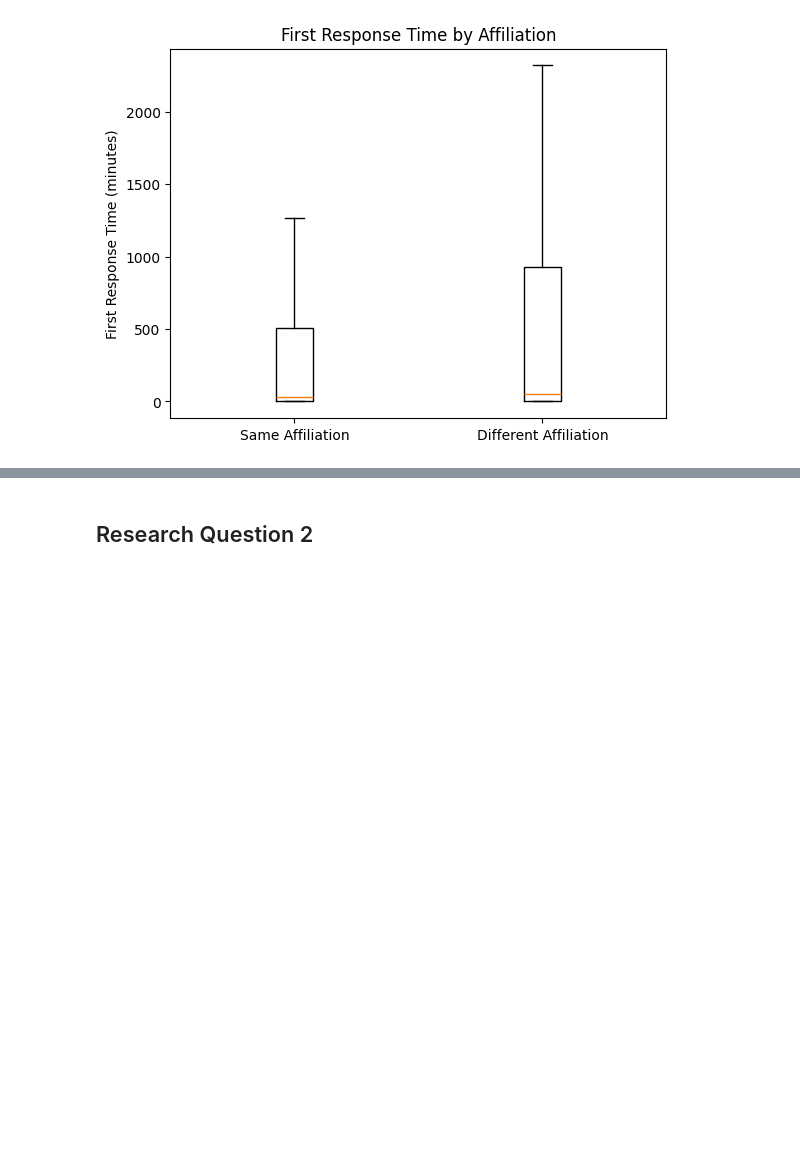
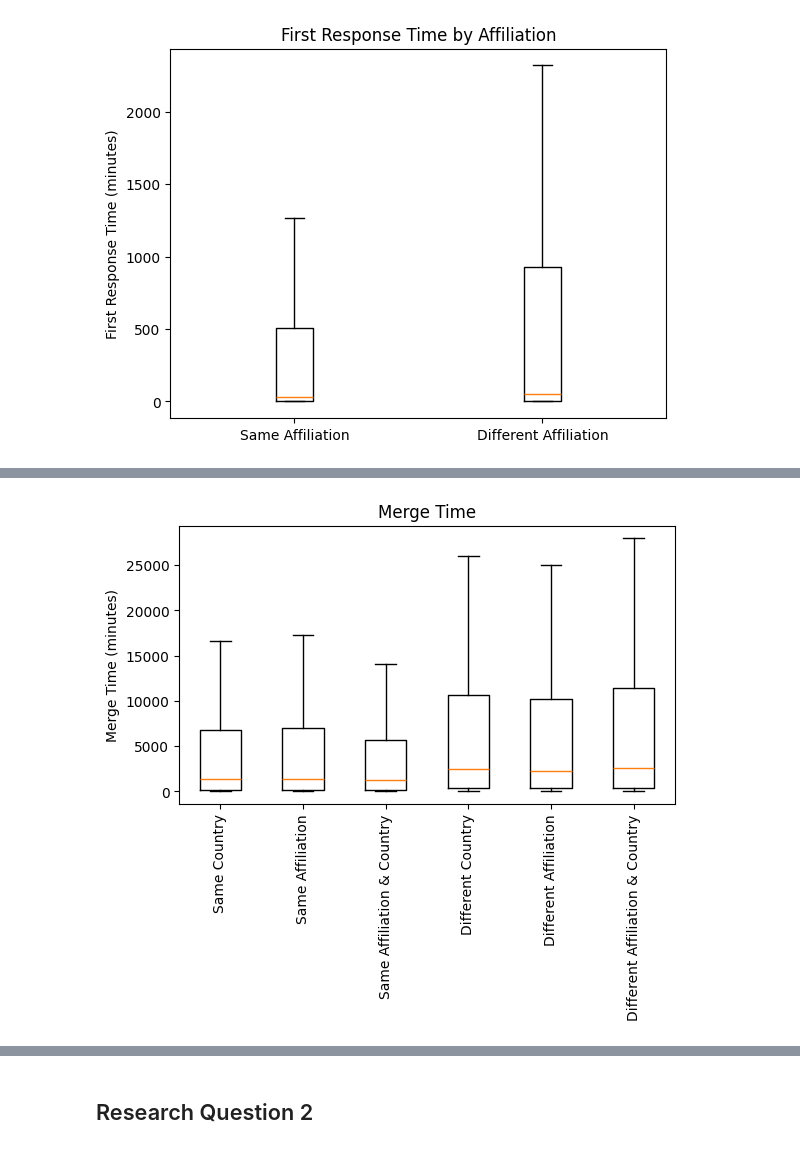
Before and after one commit to BambusControl/global-impact-code-reviews, a Jupyter notebook: src/global_impact_code_reviews/statistics/compute_statistics.ipynb, the cells around one changed output, grey strips where cells are left out. Saved outputs shown, nothing was run; the diff lists cells and outputs as text; code cells hidden in the pictures; blank space fills up the shorter version.

```diff
--- a/src/global_impact_code_reviews/statistics/compute_statistics.ipynb
+++ b/src/global_impact_code_reviews/statistics/compute_statistics.ipynb
@@ -404,0 +455,80 @@ plt.savefig('plots/first_response_time_by_affiliation.png')
+# %%
+plt.figure()
+plt.boxplot([
+    same_country['mergetime_minutes'],
+    same_affiliation['mergetime_minutes'],
+    same_affiliation_country['mergetime_minutes'],
+    not_same_country['mergetime_minutes'],
+    not_same_affiliation['mergetime_minutes'],
+    not_same_affiliation_country['mergetime_minutes']
+], showfliers=False)
+plt.xticks(
+    [1, 2, 3, 4, 5, 6],
+    [
+        'Same Country',
+        'Same Affiliation',
+        'Same Affiliation & Country',
+        'Different Country',
+        'Different Affiliation',
+        'Different Affiliation & Country'
+    ],
+    rotation=90
+)
+plt.ylabel('Merge Time (minutes)')
+plt.title('Merge Time')
+plt.subplots_adjust(bottom=0.3)
+plt.savefig('plots/merge_time_combined.png', bbox_inches='tight')
+
+plt.figure()
+plt.boxplot([
+    same_country['requester_succ_rate'],
+    same_affiliation['requester_succ_rate'],
+    same_affiliation_country['requester_succ_rate'],
+    not_same_country['requester_succ_rate'],
+    not_same_affiliation['requester_succ_rate'],
+    not_same_affiliation_country['requester_succ_rate']
+], showfliers=False)
+plt.xticks(
+    [1, 2, 3, 4, 5, 6],
+    [
+        'Same Country',
+        'Same Affiliation',
+        'Same Affiliation & Country',
+        'Different Country',
+        'Different Affiliation',
+        'Different Affiliation & Country'
+    ],
+    rotation=90
+)
+plt.ylabel('Requester Success Rate (minutes)')
+plt.title('Requester Success Rate')
+plt.subplots_adjust(bottom=0.3)
+plt.savefig('plots/requester_succ_rate_combined.png', bbox_inches='tight')
+
+plt.figure()
+plt.boxplot([
+    same_country['first_response_time'],
+    same_affiliation['first_response_time'],
+    same_affiliation_country['first_response_time'],
+    not_same_country['first_response_time'],
+    not_same_affiliation['first_response_time'],
+    not_same_affiliation_country['first_response_time']
+], showfliers=False)
+plt.xticks(
+    [1, 2, 3, 4, 5, 6],
+    [
+        'Same Country',
+        'Same Affiliation',
+        'Same Affiliation & Country',
+        'Different Country',
+        'Different Affiliation',
+        'Different Affiliation & Country'
+    ],
+    rotation=90
+)
+plt.ylabel('First Response Time (minutes)')
+plt.title('First Response Time')
+plt.subplots_adjust(bottom=0.3)
+plt.savefig('plots/first_response_time_combined.png', bbox_inches='tight')
+# %% [output]
+[figure, added]
```
Also changed, not shown: parts of 7 cells of this notebook.
